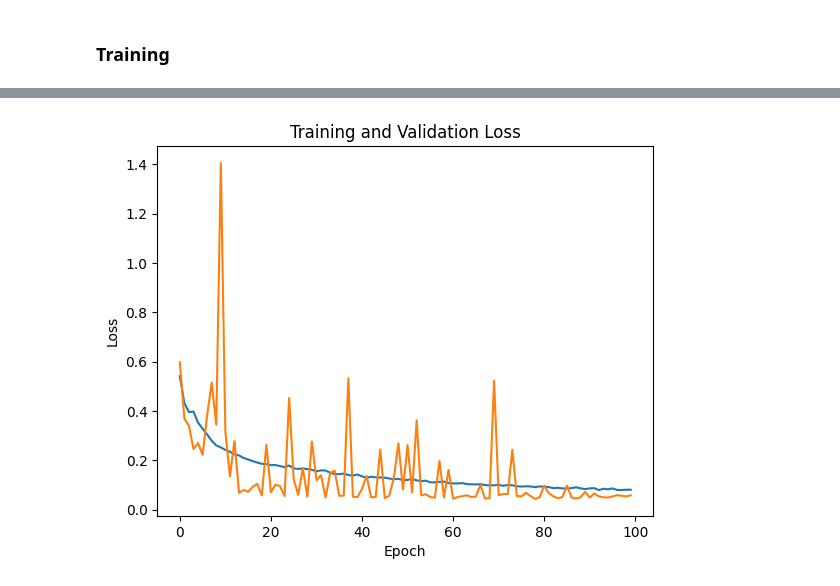
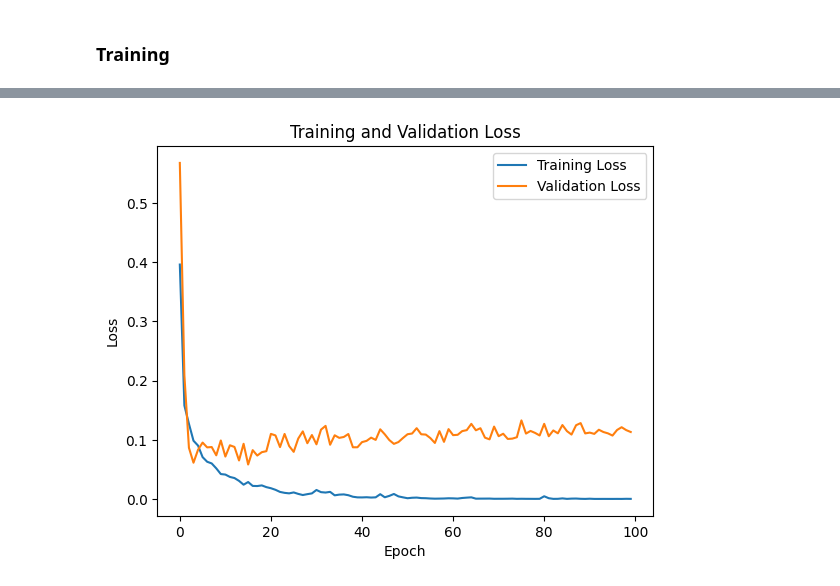
Before and after one commit to Loic017/TinyML-for-Epileptic-Seizures, a Jupyter notebook: stft_feature_extraction_and_training.ipynb, the cells around one changed output, grey strips where cells are left out. Cells and saved outputs as stored; diff of their text form; code cells hidden in the pictures.

```diff
--- a/stft_feature_extraction_and_training.ipynb
+++ b/stft_feature_extraction_and_training.ipynb
@@ -586,11 +521,12 @@ os.environ["CUDA_LAUNCH_BLOCKING"] = "1"
 from torchvision.models import mobilenet_v2, mobilenet_v3_small, mobilenet_v3_large
 from torchvision.models import shufflenet_v2_x1_0
 # %%
-# %%capture
+%%capture
 model = shufflenet_v2_x1_0()
 model.fc = nn.Linear(1024, 2)
 model = nn.Sequential(
     model,
+    nn.Dropout(p=0.3)
 )
 model = model.to(device)
 model_name = "shufflenet"
@@ -623,11 +540,8 @@ Sequential(
 # %%
 %%capture
-model = mobilenet_v3_small()
-model.classifier[3] = nn.Linear(1024, 2)
-model = nn.Sequential(
-    model,
-    nn.Softmax(dim=0),
-)
+model = mobilenet_v2()
+model.classifier[0] = nn.Dropout(p=0.3)
+model.classifier[1] = nn.Linear(1280, 2)
 model = model.to(device)
 model_name = "mobilenet"
 
@@ -676,7 +590,7 @@ Validation // Background: 1598 // absence Seizure: 60
 ### Training
 # %%
 num_epochs = 100
-optimizer = torch.optim.SGD(model.parameters(), lr=0.001)
+optimizer = torch.optim.SGD(model.parameters(), lr=0.00001, momentum=0.9)
 loss_fn = nn.CrossEntropyLoss()
 # loss_fn = nn.BCELoss()
 scheduler = get_scheduler(
@@ -725,8 +639,6 @@ for epoch in range(num_epochs):
         progress_bar.update(1)
 
         loss_batch.append(loss.detach())
-
-        del inputs, outputs, labels, loss
 
     model.eval()
     valid_loss_batch = []
@@ -796,22 +708,23 @@ Confusion Matrix:
 # %%
 # Plot losses
 a = []
 for i in range(len(loss_track)):
     a.append(loss_track[i].to("cpu"))
 
 b = []
 for i in range(len(valid_loss_track)):
     b.append(valid_loss_track[i].to("cpu"))
 
 plt.plot(range(len(a)), a, label="Training Loss")
 plt.plot(range(len(b)), b, label="Validation Loss")
 
 plt.title("Training and Validation Loss")
 plt.xlabel("Epoch")
 plt.ylabel("Loss")
+plt.legend()
 plt.show()
 # %% [output]
-[figure, old version]
+[figure, new version]
 # %%
 tp, fp, tn, fn = 0, 0, 0, 0
 
```
Also changed, not shown: parts of 23 cells of this notebook, 1 other file.
